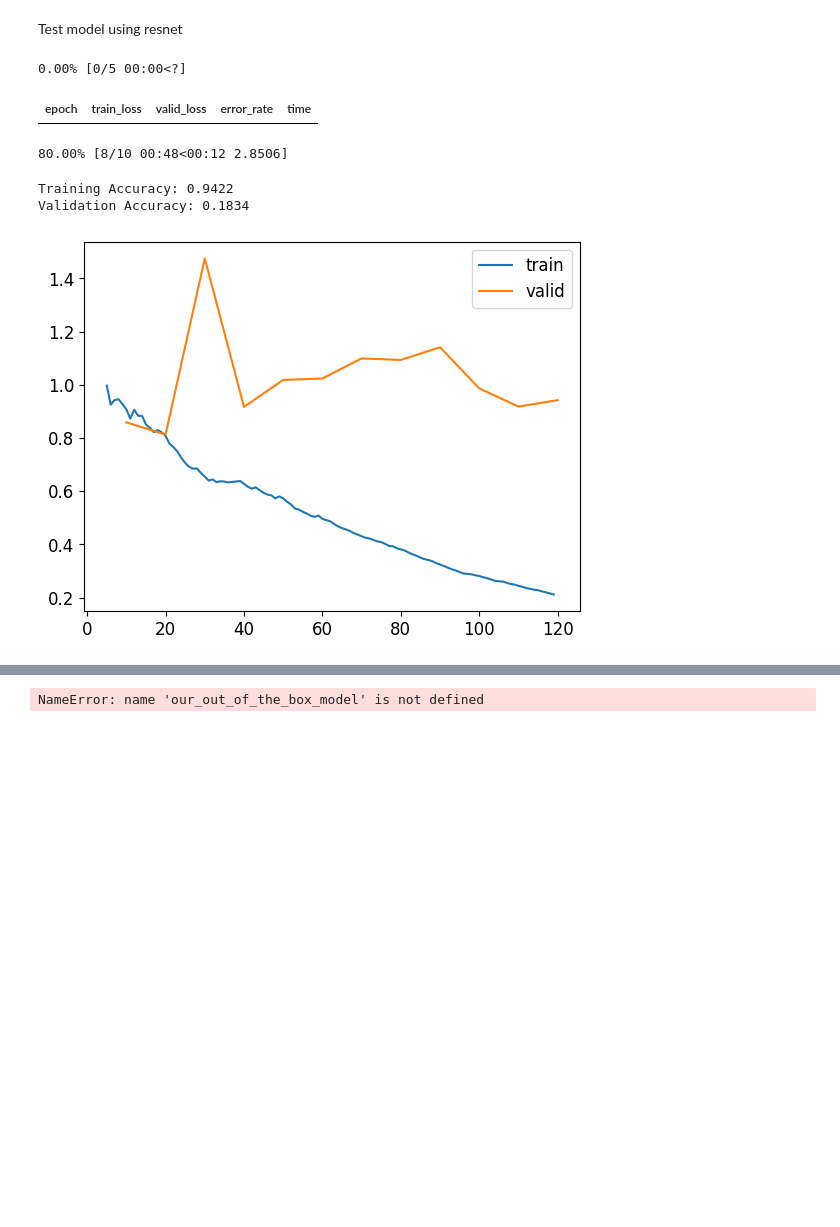
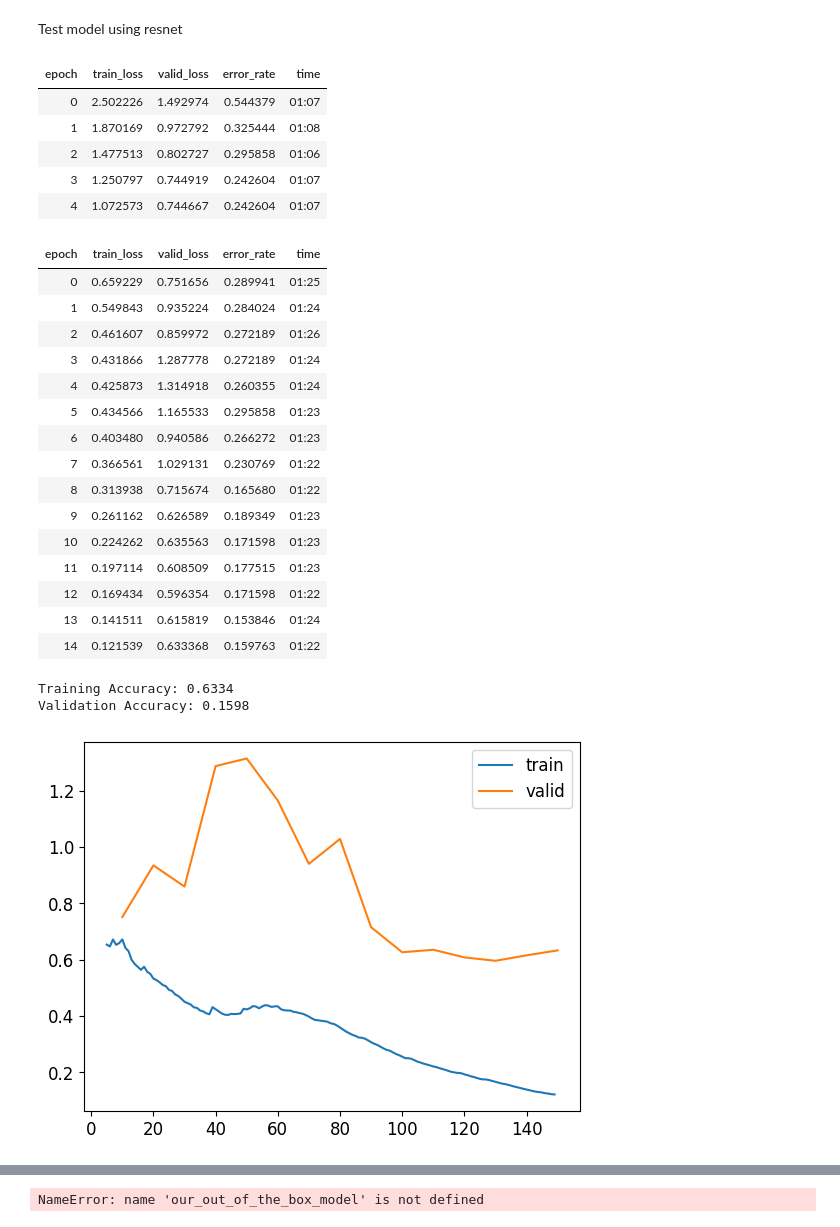
Before and after one commit to Wouter-Sls/FighterjetImageClassification, a Jupyter notebook: FighterjetsOneFit.ipynb, the cells around one changed output, grey strips where cells are left out. Cells and saved outputs as stored; diff of their text form; code cells hidden in the pictures; blank space fills up the shorter version.

```diff
--- a/FighterjetsOneFit.ipynb
+++ b/FighterjetsOneFit.ipynb
@@ -53,16 +53,31 @@ Test model using resnet
 # %%
 resnet50_model = vision_learner(dls, resnet50, metrics=error_rate)
 resnet50_model.fit_one_cycle(5)
 resnet50_model.unfreeze()
 resnet50_model.fit_one_cycle(15)
-resnet50_model.unfreeze()
-resnet50_model.fit_one_cycle(20, 3e-3)
-resnet50_model.unfreeze()
-resnet50_model.fit_one_cycle(10, lr_max=slice(1e-6,1e-4))
 # %% [output]
-0.00% [0/5 00:00<?]
 | epoch | train_loss | valid_loss | error_rate | time |
+| 0 | 2.502226 | 1.492974 | 0.544379 | 01:07 |
+| 1 | 1.870169 | 0.972792 | 0.325444 | 01:08 |
+| 2 | 1.477513 | 0.802727 | 0.295858 | 01:06 |
+| 3 | 1.250797 | 0.744919 | 0.242604 | 01:07 |
+| 4 | 1.072573 | 0.744667 | 0.242604 | 01:07 |
-80.00% [8/10 00:48<00:12 2.8506]
+| epoch | train_loss | valid_loss | error_rate | time |
+| 0 | 0.659229 | 0.751656 | 0.289941 | 01:25 |
+| 1 | 0.549843 | 0.935224 | 0.284024 | 01:24 |
+| 2 | 0.461607 | 0.859972 | 0.272189 | 01:26 |
+| 3 | 0.431866 | 1.287778 | 0.272189 | 01:24 |
+| 4 | 0.425873 | 1.314918 | 0.260355 | 01:24 |
+| 5 | 0.434566 | 1.165533 | 0.295858 | 01:23 |
+| 6 | 0.403480 | 0.940586 | 0.266272 | 01:23 |
+| 7 | 0.366561 | 1.029131 | 0.230769 | 01:22 |
+| 8 | 0.313938 | 0.715674 | 0.165680 | 01:22 |
+| 9 | 0.261162 | 0.626589 | 0.189349 | 01:23 |
+| 10 | 0.224262 | 0.635563 | 0.171598 | 01:23 |
+| 11 | 0.197114 | 0.608509 | 0.177515 | 01:23 |
+| 12 | 0.169434 | 0.596354 | 0.171598 | 01:22 |
+| 13 | 0.141511 | 0.615819 | 0.153846 | 01:24 |
+| 14 | 0.121539 | 0.633368 | 0.159763 | 01:22 |
 # %%
 recorder = resnet50_model.recorder
 
@@ -76,9 +91,9 @@ print(f'Validation Accuracy: {valid_acc:.4f}')
 # Plot the training and validation accuracy
 recorder.plot_loss()
 # %% [output]
-Training Accuracy: 0.9422
-Validation Accuracy: 0.1834
+Training Accuracy: 0.6334
+Validation Accuracy: 0.1598
-[figure, old version]
+[figure, new version]
 # %%
 interp = ClassificationInterpretation.from_learner(resnet50_model)
 interp.plot_confusion_matrix()
```
Also changed, not shown: parts of 6 cells of this notebook.
